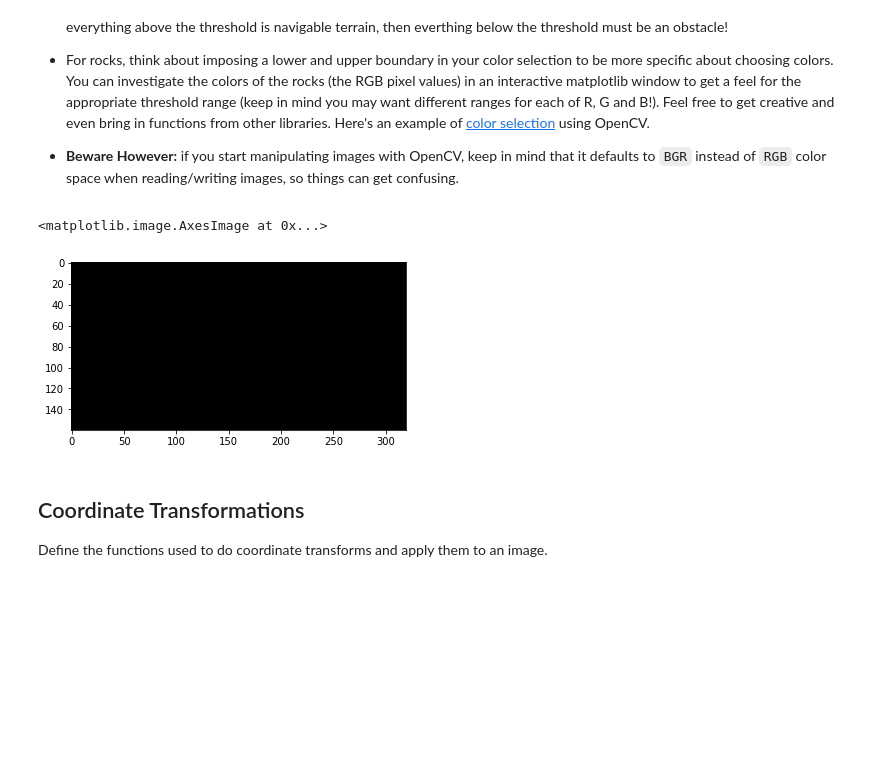
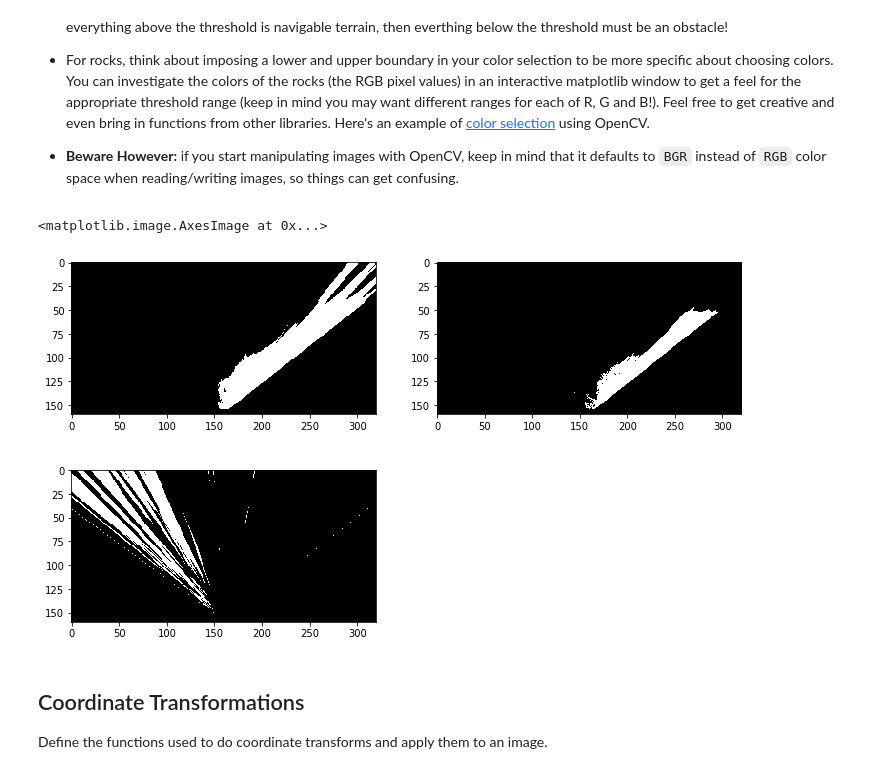
Before and after one commit to vijpandaturtle/search-sample-return, a Jupyter notebook: code/Rover_Project_Test_Notebook.ipynb, the cells around one changed output. Saved outputs shown, nothing was run; the diff lists cells and outputs as text; code cells hidden in the pictures; blank space fills up the shorter version.

Commit message:
Code block added
Color thresholding function implemented. Matplotlib subplot of thresholded binary images added

```diff
--- a/code/Rover_Project_Test_Notebook.ipynb
+++ b/code/Rover_Project_Test_Notebook.ipynb
@@ -115,27 +115,46 @@ Define the color thresholding function from the lesson and apply it to the warpe
 # %%
 # Identify pixels above the threshold
 # Threshold of RGB > 160 does a nice job of identifying ground pixels only
-def color_thresh(img, rgb_thresh=(200, 200, 70)):
+def color_thresh(img, rgb_thresh=(160, 160, 160)):
     # Create an array of zeros same xy size as img, but single channel
     color_select = np.zeros_like(img[:,:,0])
     # Require that each pixel be above all three threshold values in RGB
     # above_thresh will now contain a boolean array with "True"
     # where threshold was met
     above_thresh = (img[:,:,0] > rgb_thresh[0]) \
                 & (img[:,:,1] > rgb_thresh[1]) \
-                & (img[:,:,2] < rgb_thresh[2])
+                & (img[:,:,2] > rgb_thresh[2])
 
     # Index the array of zeros with the boolean array and set to 1
     color_select[above_thresh] = 1
     # Return the binary image
     return color_select
 
+def color_thresh_other(img, rgb_thresh_max = (255, 255, 254) ,rgb_thresh_min = (204, 204, 0)):
+    color_select = np.zeros_like(img[:,:,0])
+    above_thresh = (img[:,:,0] > rgb_thresh_min[0]) \
+                & (img[:,:,1] > rgb_thresh_min[1]) \
+                & (img[:,:,2] > rgb_thresh_min[2]) \
+                &(img[:,:,0] < rgb_thresh_max[0]) \
+                & (img[:,:,1] < rgb_thresh_max[1]) \
+                & (img[:,:,2] < rgb_thresh_max[2])
+    color_select[above_thresh] = 1
+    return color_select
+
 threshed = color_thresh(warped)
+rock_thresh = color_thresh_other(warped)
+obstacles_thresh = color_thresh_other(warped, (50, 30, 30), (0,0,0))
+figure = plt.figure(figsize=(12,7))
+plt.subplot(221)
 plt.imshow(threshed, cmap='gray')
+plt.subplot(222)
+plt.imshow(rock_thresh, cmap='gray')
+plt.subplot(223)
+plt.imshow(obstacles_thresh, cmap='gray')
 #scipy.misc.imsave('../output/warped_threshed.jpg', threshed*255)
 # %% [output]
 <matplotlib.image.AxesImage at 0x...>
-[figure, old version]
+[figure, new version]
 # %% [markdown]
 ## Coordinate Transformations
 Define the functions used to do coordinate transforms and apply them to an image.
```
Also changed, not shown: parts of 3 cells of this notebook.
